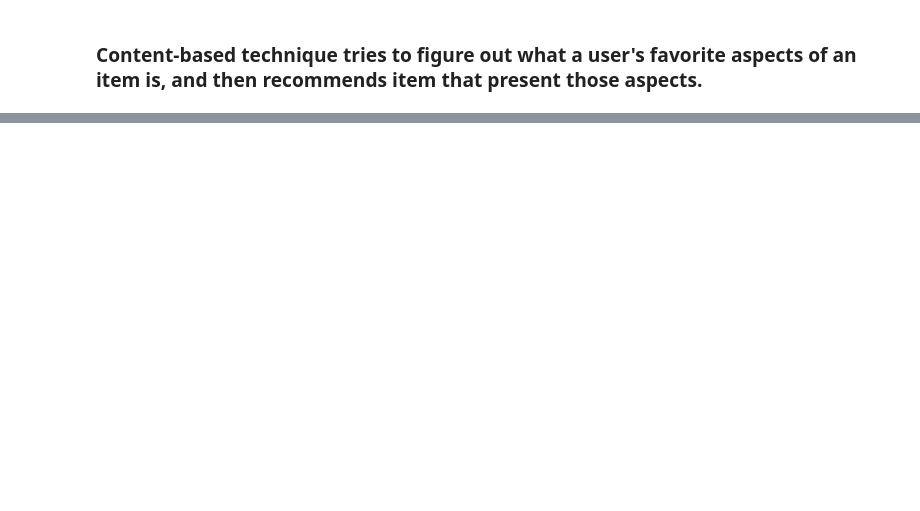
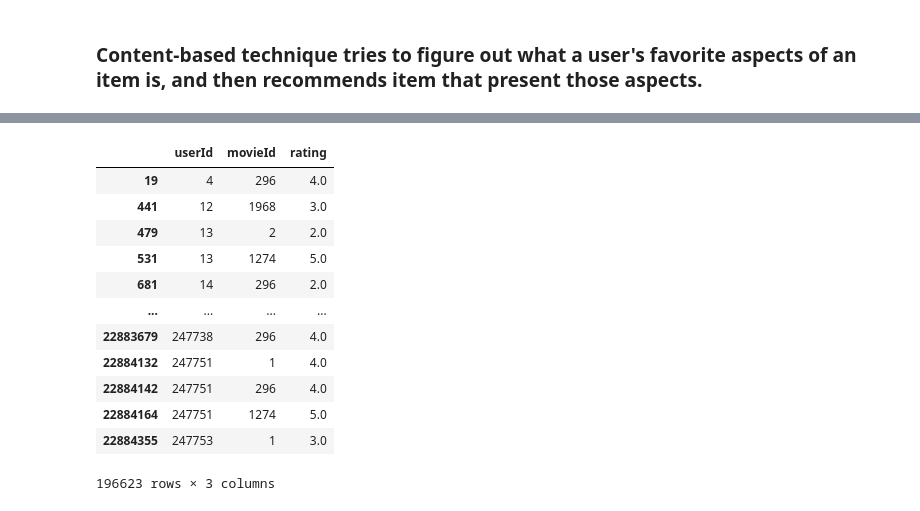
Before and after one commit to MirekMuras/Python-for-Data-Science-and-AI, a Jupyter notebook: Recommendation System .ipynb, the cells around one changed output, grey strips where cells are left out. Drawn from its saved outputs; the diff is of its cells as text; code cells hidden in the pictures; blank space fills up the shorter version.

```diff
--- a/Recommendation System .ipynb
+++ b/Recommendation System .ipynb
@@ -381,0 +437,4 @@ movies_df.loc[movies_df['movieId'].isin(recommendationTable_df.head(20).keys())]
+# %%
+# filtering out the rows that contain the input movies' title
+inputId = movies_df[movies_df['title'].isin(inputMovies['title'].tolist())]
+inputId
@@ -381,0 +448,4 @@ movies_df.loc[movies_df['movieId'].isin(recommendationTable_df.head(20).keys())]
+# %%
+# merg this subset with the input dataframe by title
+inputMovies = pd.merge(inputId, inputMovies)
+inputMovies
@@ -381,0 +459,4 @@ movies_df.loc[movies_df['movieId'].isin(recommendationTable_df.head(20).keys())]
+# %%
+#Dropping information we won't use from the input dataframe
+inputMovies = inputMovies.drop('year', 1)
+inputMovies
@@ -381,0 +474,4 @@ movies_df.loc[movies_df['movieId'].isin(recommendationTable_df.head(20).keys())]
+# %%
+#Filtering out users that have watched movies that the input has watched and storing it
+userSubset = ratings_df[ratings_df['movieId'].isin(inputMovies['movieId'].tolist())]
+userSubset.head()
@@ -381,0 +485,18 @@ movies_df.loc[movies_df['movieId'].isin(recommendationTable_df.head(20).keys())]
+# %%
+#Groupby the user ID where they all have the same values in the column specified as a parameter
+userSubsetGroup = userSubset.groupby(['userId'])
+userSubsetGroup.head()
+# %% [output]
+|  | userId | movieId | rating |
+| 19 | 4 | 296 | 4.0 |
+| 441 | 12 | 1968 | 3.0 |
+| 479 | 13 | 2 | 2.0 |
+| 531 | 13 | 1274 | 5.0 |
+| 681 | 14 | 296 | 2.0 |
+| ... | ... | ... | ... |
+| 22883679 | 247738 | 296 | 4.0 |
+| 22884132 | 247751 | 1 | 4.0 |
+| 22884142 | 247751 | 296 | 4.0 |
+| 22884164 | 247751 | 1274 | 5.0 |
+| 22884355 | 247753 | 1 | 3.0 |
+196623 rows × 3 columns
```
Also changed, not shown: parts of 26 cells of this notebook.
